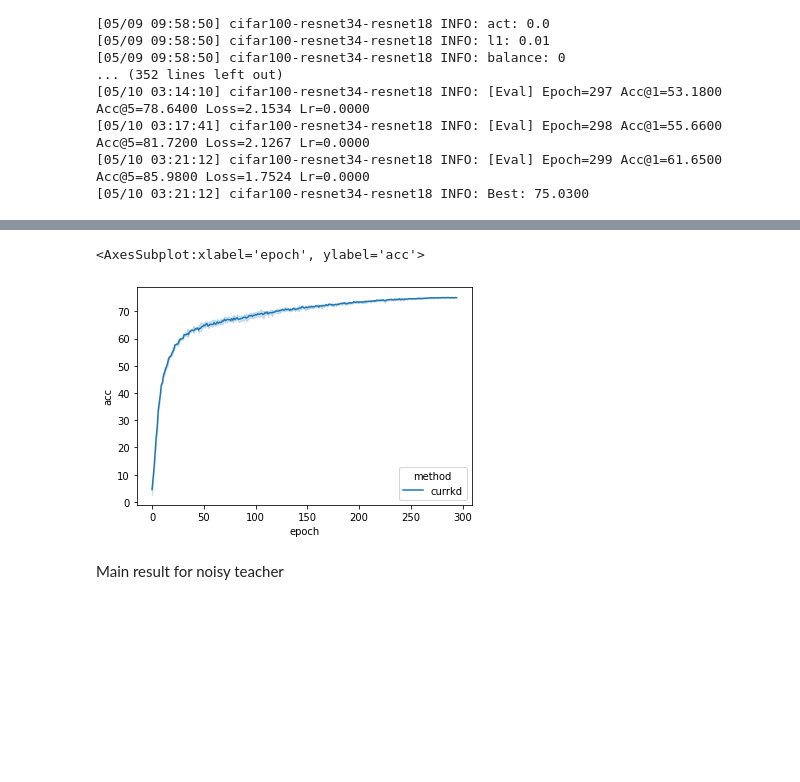
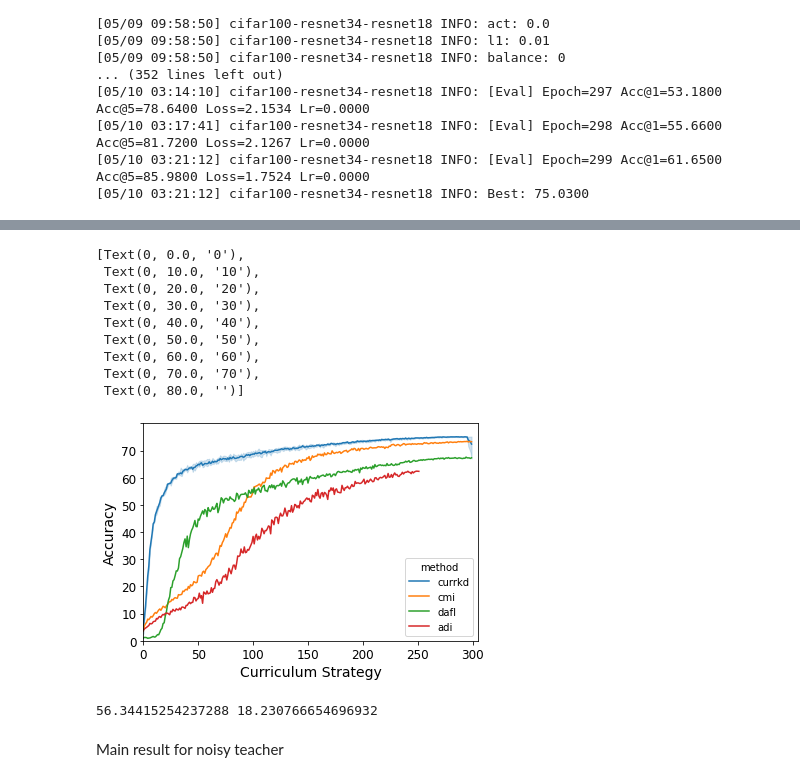
Before and after one commit to ljrprocc/DataFree, a Jupyter notebook: notebooks/Convergence Visualization.ipynb, the cells around one changed output, grey strips where cells are left out. Saved outputs shown, nothing was run; the diff lists cells and outputs as text; code cells hidden in the pictures; blank space fills up the shorter version.

```diff
--- a/notebooks/Convergence Visualization.ipynb
+++ b/notebooks/Convergence Visualization.ipynb
@@ -43,7 +43,7 @@ res_dicts_currkd = []
 dfs = []
 for f in log_files:
     res_dict = get_res_dict(f)
-    real_res_dict = {'epoch': list(res_dict.keys()), 'acc': list(res_dict.values()), 'method': ['currkd' for _ in range(len(res_dict))]}
+    real_res_dict = {'epoch': list(res_dict.keys())[:-3], 'acc': list(res_dict.values())[:-3], 'method': ['currkd' for _ in range(len(res_dict))][:-3]}
     dfa = pd.DataFrame(data=real_res_dict)
     dfs.append(dfa)
     values = list(res_dict.values())
@@ -114,12 +114,12 @@ file_lists = [
     '/data/lijingru/CMI/checkpoints/datafree-dafl/log-cifar10-resnet34-resnet18.txt',
     '/data/lijingru/CMI/checkpoints/datafree-deepinv/log-cifar10-resnet34-resnet18-deepinv.txt'
 ]
-methods = ['cmi', 'dafl', 'deepinv']
+methods = ['cmi', 'dafl', 'adi']
 # currkd_res = all_res[0]
 res_dicts = dfs
 for f, m in zip(file_lists, methods):
     res_dict = get_res_dict(f)
-    real_res_dict = {'epoch': list(res_dict.keys()), 'acc': list(res_dict.values()), 'method': [m for _ in range(len(res_dict))]}
+    real_res_dict = {'epoch': list(res_dict.keys())[:-3], 'acc': list(res_dict.values())[:-3], 'method': [m for _ in range(len(res_dict))][:-3]}
     dfa = pd.DataFrame(data=real_res_dict)
     dfs.append(dfa)
     values = list(res_dict.values())
@@ -224,0 +238,20 @@ print(real_mean, real_var)
+# %%
+file_lists = [
+    '/data/lijingru/CMI/checkpoints/datafree-cmi/log-cifar100-resnet34-resnet18-cmi.txt',
+    '/data/lijingru/CMI/checkpoints/datafree-dafl/log-cifar100-resnet34-resnet18.txt',
+    '/data/lijingru/CMI/checkpoints/datafree-deepinv/log-cifar100-resnet34-resnet18-deepinv.txt'
+]
+
+methods = ['cmi', 'dafl', 'adi']
+# currkd_res = all_res[0]
+for f, m in zip(file_lists, methods):
+    res_dict = get_res_dict(f)
+
+    real_res_dict = {'epoch': list(res_dict.keys()), 'acc': list(res_dict.values()), 'method': [m for _ in range(len(res_dict))]}
+    dfa = pd.DataFrame(data=real_res_dict)
+    dfs_hun.append(dfa)
+    values = list(res_dict.values())
+    print(len(values))
+
+all_dfs = pd.concat(dfs_hun)
+all_dfs.head()
@@ -225,8 +268,31 @@ print(real_mean, real_var)
 # %%
-sns.lineplot(data=df_currkd_hundred, x='epoch', y='acc', hue='method')
+# sns.lineplot(data=df_currkd_hundred, x='epoch', y='acc', hue='method')
+fig = sns.lineplot(data=all_dfs, x='epoch', y='acc', hue='method')
+x_ticks = np.arange(0, 350, 50)
+y_ticks = np.arange(0, 80, 10)
+fig.set_xlim(0, 305)
+fig.set_ylim(0, 80)
+fig.set_xlabel('Curriculum Strategy', fontsize=14)
+fig.set_ylabel('Accuracy', fontsize=14)
+fig.set_xticklabels(x_ticks, fontsize=12)
+fig.set_yticklabels(y_ticks, fontsize=12)
 # %% [output]
-<AxesSubplot:xlabel='epoch', ylabel='acc'>
+[Text(0, 0.0, '0'),
+ Text(0, 10.0, '10'),
+ Text(0, 20.0, '20'),
+ Text(0, 30.0, '30'),
+ Text(0, 40.0, '40'),
+ Text(0, 50.0, '50'),
+ Text(0, 60.0, '60'),
+ Text(0, 70.0, '70'),
+ Text(0, 80.0, '')]
-[figure, old version]
+[figure, new version]
+# %%
+res_dict = get_res_dict('/data/lijingru/CMI/checkpoints/datafree-deepinv/log-cifar100-resnet34-resnet18-deepinv.txt')
+w = np.asarray(list(res_dict.values())[130:-4])
+print(np.mean(w), np.var(w))
+# %% [output]
+56.34415254237288 18.230766654696932
 # %% [markdown]
 Main result for noisy teacher
 # %%
```
Also changed, not shown: parts of 5 cells of this notebook, 7 other files.
